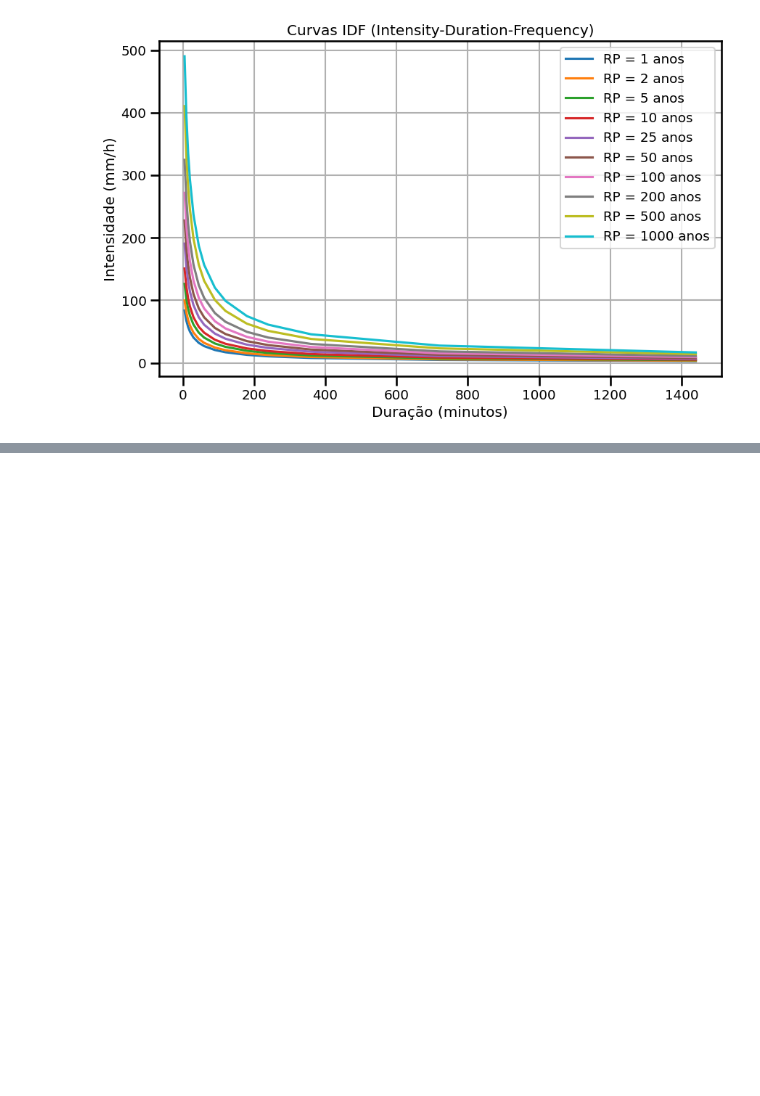
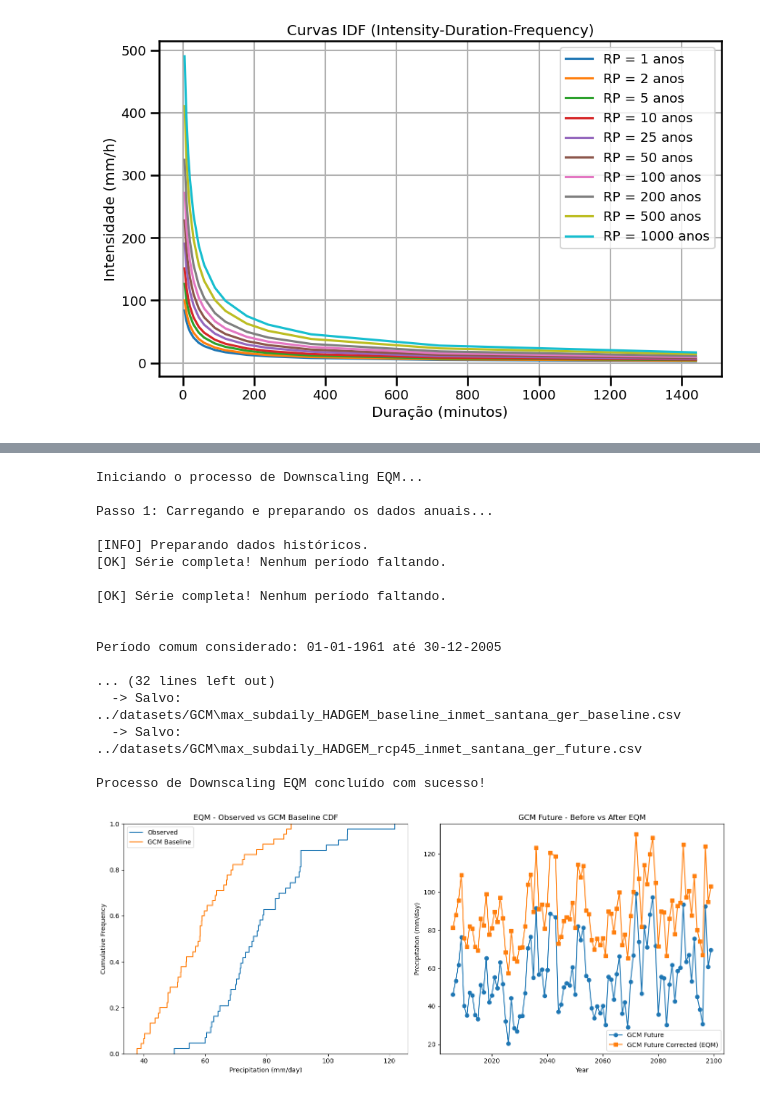
Before and after one commit to plcrisp/automatic-idf-graphs, a Jupyter notebook: notebooks/01-data-exploration.ipynb, the cells around one changed output, grey strips where cells are left out. Cells and saved outputs as stored; diff of their text form; code cells hidden in the pictures; blank space fills up the shorter version.

```diff
--- a/notebooks/01-data-exploration.ipynb
+++ b/notebooks/01-data-exploration.ipynb
@@ -577,0 +791,33 @@ get_final_idf(
+# %%
+from idf_analysis.analysis.projection.eqm import eqm_downscaling
+from idf_analysis.analysis.historical.intervals import DisaggregationScenario
+
+fig, axes = eqm_downscaling(
+    name_obs='inmet_santana',
+    name_gcm_baseline='HADGEM_baseline',
+    name_gcm_future='HADGEM_rcp45',
+    dir_obs='../results/inmet_santana',
+    dir_gcm='../datasets/GCM',
+    plot=True
+    )
+
+fig.show()
+# %% [output]
+Iniciando o processo de Downscaling EQM...
+
+Passo 1: Carregando e preparando os dados anuais...
+
+[INFO] Preparando dados históricos.
+[OK] Série completa! Nenhum período faltando.
+
+[OK] Série completa! Nenhum período faltando.
+
+
+Período comum considerado: 01-01-1961 até 30-12-2005
+
+... (32 lines left out)
+  -> Salvo: ../datasets/GCM\max_subdaily_HADGEM_baseline_inmet_santana_ger_baseline.csv
+  -> Salvo: ../datasets/GCM\max_subdaily_HADGEM_rcp45_inmet_santana_ger_future.csv
+
+Processo de Downscaling EQM concluído com sucesso!
+[figure, added]
```
Also changed, not shown: parts of 18 cells of this notebook, 2 other files.
